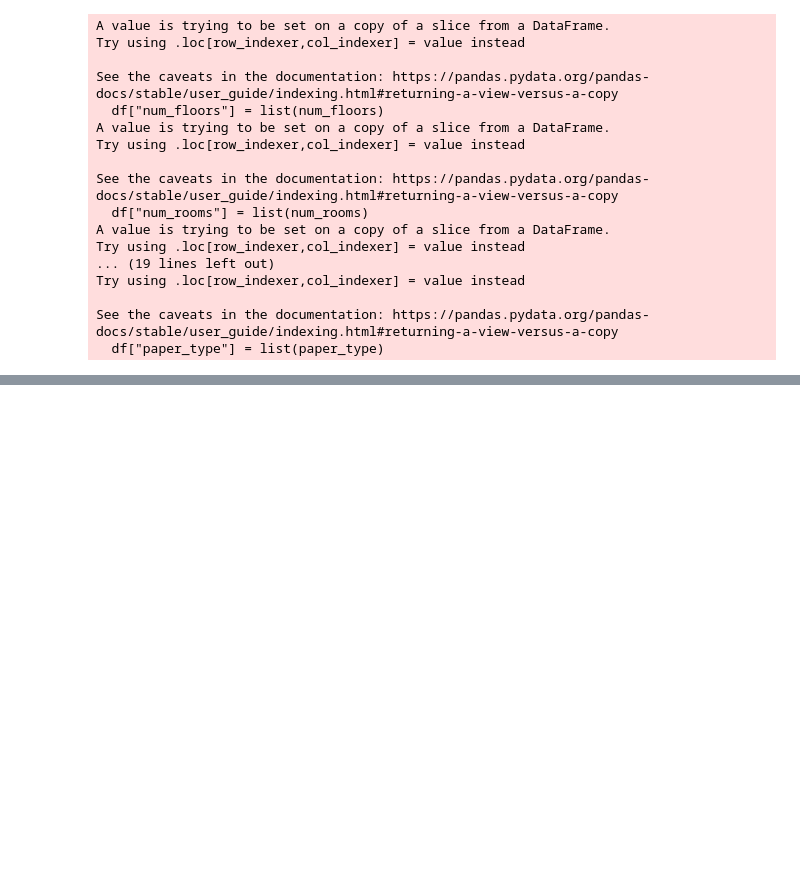
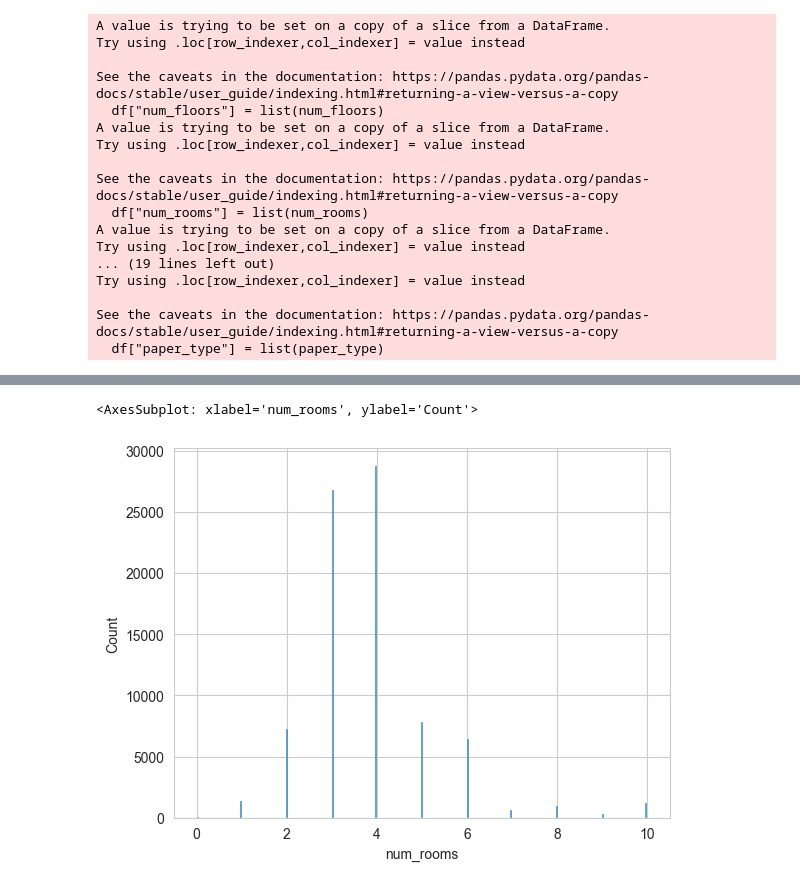
Before and after one commit to nnaaaa/VietNamHousing, a Jupyter notebook: src/data/exploration.ipynb, the cells around one changed output, grey strips where cells are left out. Saved outputs shown, nothing was run; the diff lists cells and outputs as text; code cells hidden in the pictures; blank space fills up the shorter version.

```diff
--- a/src/data/exploration.ipynb
+++ b/src/data/exploration.ipynb
@@ -213,0 +248,5 @@ df.to_csv("../../data/processed/VN_housing_dataset.csv", index=False)
+# %%
+sns.histplot(df['num_rooms'])
+# %% [output]
+<AxesSubplot: xlabel='num_rooms', ylabel='Count'>
+[figure, added]
```
Also changed, not shown: parts of 24 cells of this notebook, 1 other file.
